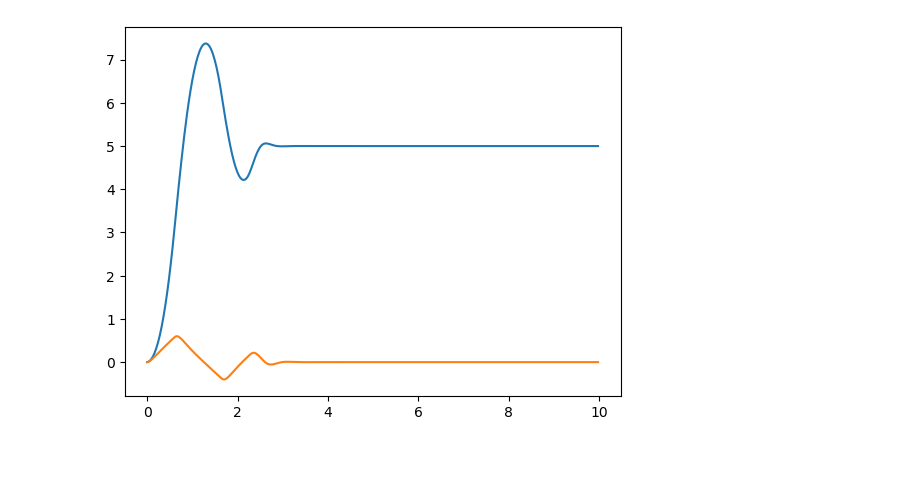
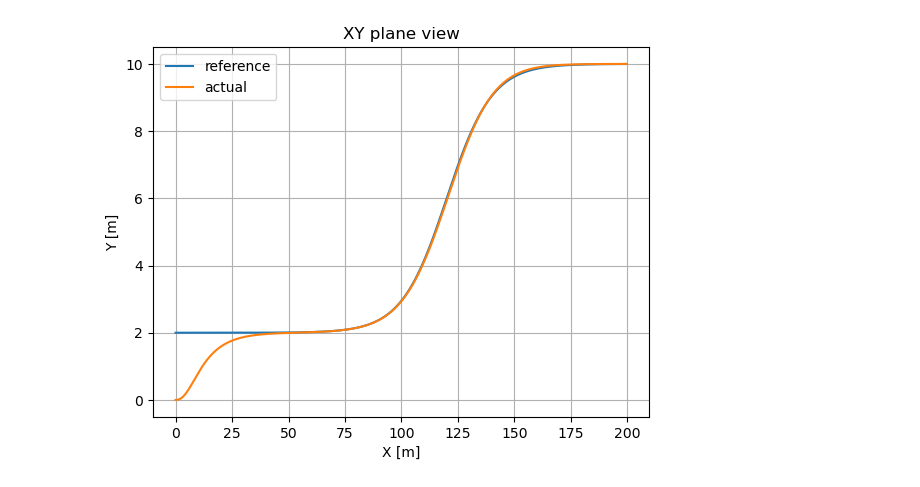
Before and after one commit to MattiaPercassi/CarLateralMPC, a Jupyter notebook: simVisual.ipynb, the cells around one changed output. Cells and saved outputs as stored; diff of their text form; code cells hidden in the pictures; blank space fills up the shorter version.

Commit message:
Added trajectory generator, tested and refined graphs. Successful

```diff
--- a/simVisual.ipynb
+++ b/simVisual.ipynb
@@ -1,23 +1,33 @@
 # %%
 import numpy as np
 from matplotlib import pyplot as plt
 filename = "simRes.txt"
 
 with open(filename) as f:
     lines = [i[:-1] for i in f.readlines() if i!=""]
 
 psi = np.zeros(len(lines))
 Y = np.zeros(len(lines))
+rpsi = np.zeros(len(lines))
+rY = np.zeros(len(lines))
 time = np.zeros(len(lines))
 counter = 0
 for line in lines:
     psi[counter] = line.split(",")[0]
-    Y[counter] = line.split(",")[1]
-    time[counter] = line.split(",")[2]
+    rpsi[counter] = line.split(",")[1]
+    Y[counter] = line.split(",")[2]
+    rY[counter] = line.split(",")[3]
+    time[counter] = line.split(",")[4]
     counter+=1
-
-plt.plot(time,Y)
-plt.plot(time,psi)
-plt.show()
+space = time * 20
+fig,ax = plt.subplots()
+plt.title("XY plane view")
+plt.plot(space,rY, label = "reference")
+plt.plot(space,Y, label = "actual")
+ax.set_xlabel("X [m]")
+ax.set_ylabel("Y [m]")
+plt.grid()
+plt.legend()
+plt.show(fig)
 # %% [output]
-[figure, old version]
+[figure, new version]
```
Also changed, not shown: parts of 1 cell of this notebook, 4 other files.
